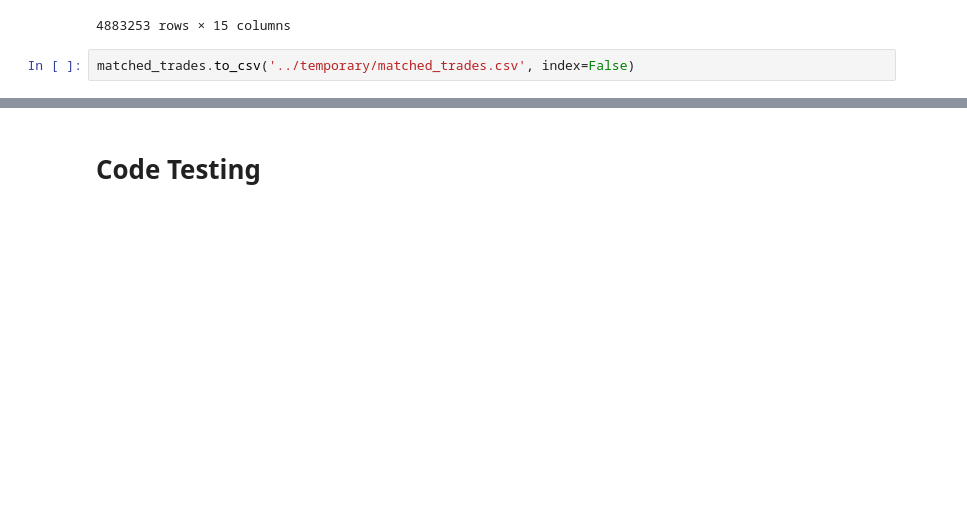
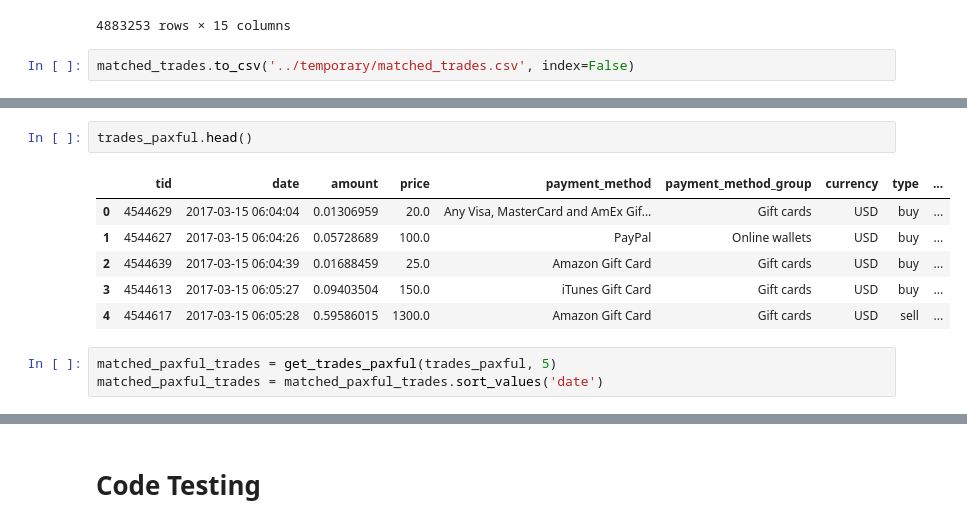
Before and after one commit to austinkennedy/crypto, a Jupyter notebook: code/vehicle_trade_algorithm.ipynb, the cells around one changed output, grey strips where cells are left out. Drawn from its saved outputs; the diff is of its cells as text; blank space fills up the shorter version.

```diff
--- a/code/vehicle_trade_algorithm.ipynb
+++ b/code/vehicle_trade_algorithm.ipynb
@@ -106,0 +142,12 @@ matched_trades.to_csv('../temporary/matched_trades.csv', index=False)
+# %%
+trades_paxful.head()
+# %% [output]
+|  | tid | date | amount | price | payment_method | payment_method_group | currency | type | ... |
+| 0 | 4544629 | 2017-03-15 06:04:04 | 0.01306959 | 20.0 | Any Visa, MasterCard and AmEx Gif... | Gift cards | USD | buy | ... |
+| 1 | 4544627 | 2017-03-15 06:04:26 | 0.05728689 | 100.0 | PayPal | Online wallets | USD | buy | ... |
+| 2 | 4544639 | 2017-03-15 06:04:39 | 0.01688459 | 25.0 | Amazon Gift Card | Gift cards | USD | buy | ... |
+| 3 | 4544613 | 2017-03-15 06:05:27 | 0.09403504 | 150.0 | iTunes Gift Card | Gift cards | USD | buy | ... |
+| 4 | 4544617 | 2017-03-15 06:05:28 | 0.59586015 | 1300.0 | Amazon Gift Card | Gift cards | USD | sell | ... |
+# %%
+matched_paxful_trades = get_trades_paxful(trades_paxful, 5)
+matched_paxful_trades = matched_paxful_trades.sort_values('date')
```
Also changed, not shown: parts of 7 cells of this notebook, 3 other files.
